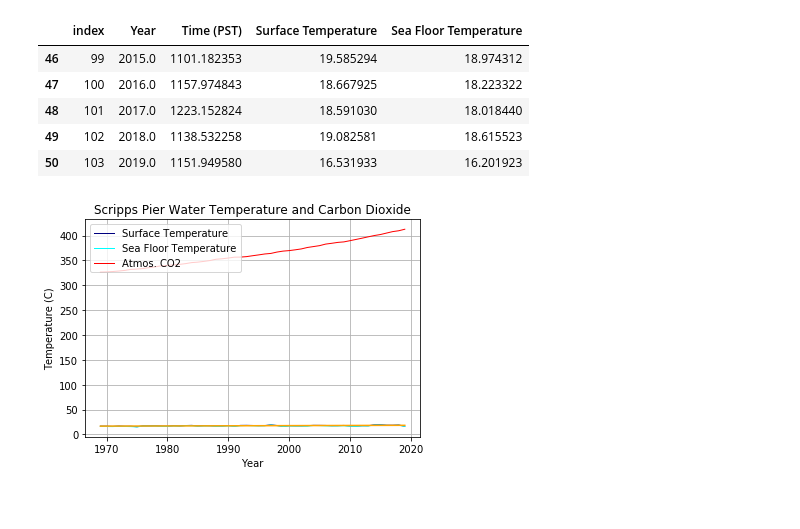
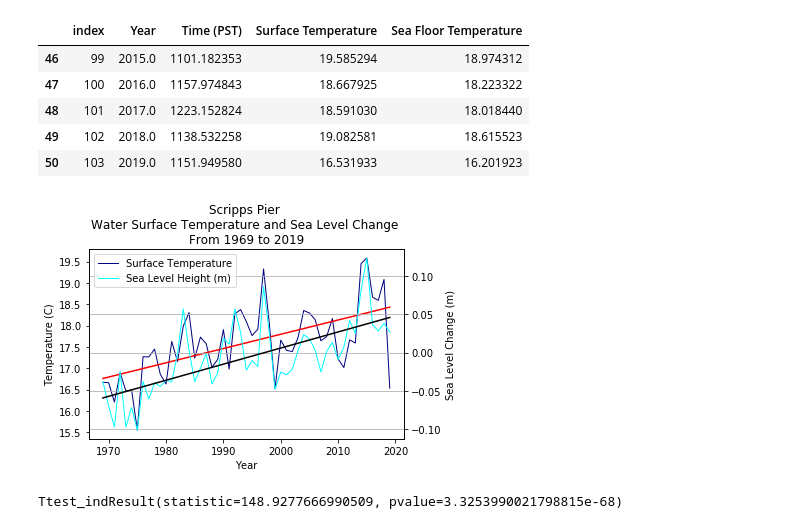
Before and after one commit to giantmagellan/sandiego-climate-analysis, a Jupyter notebook: climate_a.ipynb, the cells around one changed output. Saved outputs shown, nothing was run; the diff lists cells and outputs as text; code cells hidden in the pictures; blank space fills up the shorter version.

Commit message:
climate

```diff
--- a/climate_a.ipynb
+++ b/climate_a.ipynb
@@ -160,0 +152,4 @@ carbon_group.head()
+# %%
+sea_level_yr = sealevel_pd.groupby('Year').mean().reset_index()
+sea_1969 = sea_level_yr[sea_level_yr["Year"] >= 1969]
+sea_1969.head()
@@ -191,37 +193,54 @@ temp_1969.tail()
 | 48 | 101 | 2017.0 | 1223.152824 | 18.591030 | 18.018440 |
 | 49 | 102 | 2018.0 | 1138.532258 | 19.082581 | 18.615523 |
 | 50 | 103 | 2019.0 | 1151.949580 | 16.531933 | 16.201923 |
+# %%
+# Line graph of the mean Surface and Bottom Temperature over time
+x_axis = sea_1969['Year']
+
+surface_y = temp_1969['Surface Temperature']
+bottom_y = temp_1969['Sea Floor Temperature']
+sealevel_y = sea_1969['MSL']
 # %%
-# Line graph of the mean Surface and Bottom Temperature over time
-x_axis = temp_1969['Year']
+fig, ax1 = plt.subplots()
 
-surface_y = temp_1969['Surface Temperature']
-bottom_y = temp_1969['Sea Floor Temperature']
-co2_y = carbon_group['CO2 filled [ppm]']
-
-surf_temp, = plt.plot(x_axis, surface_y, linewidth=1, color='Navy',
+ax1.set_xlabel('Year')
+ax1.set_ylabel('Temperature (C)')
+surf_temp, = ax1.plot(x_axis, surface_y, linewidth=1, color='Navy',
                       label="Surface Temperature")
 
-bottom_temp, = plt.plot(x_axis, bottom_y, linewidth=1, color='cyan',
-                        label="Sea Floor Temperature")
+ax2 = ax1.twinx()
 
-atm_co2, = plt.plot(x_axis, co2_y, linewidth=1, color='red',
-                    label='Atmos. CO2')
+color = 'tab:blue'
+ax2.set_ylabel('Sea Level Change (m)')
+sea_height, = ax2.plot(x_axis, sealevel_y, linewidth=1, color='cyan',
+                       label="Sea Level Height (m)")
 
 # adds a legend and sets location on upper righthand corner
-plt.legend(loc = "upper left")
-plt.title("Scripps Pier Water Temperature and Carbon Dioxide")
-plt.xlabel("Year")
-plt.ylabel("Temperature (C)")
+plt.title(f"""Scripps Pier
+Water Surface Temperature and Sea Level Change
+From 1969 to 2019""")
+plt.legend(loc = 'upper left')
+
+fig.tight_layout()
+plt.grid()
+
+lines = ax1.get_lines() + ax2.get_lines()
+plt.legend(lines, [line.get_label() for line in lines], loc='best')
 
 # adding trendline
 z = np.polyfit(x_axis, surface_y, 1)
+m = np.polyfit(x_axis, sealevel_y, 1)
 p = np.poly1d(z)
-plt.plot(x_axis,p(x_axis),"orange")
-plt.grid()
+q = np.poly1d(m)
+ax1.plot(x_axis, p(x_axis), "r")
+ax2.plot(x_axis, q(x_axis), "k")
 
 # saves an image of the above chart to view in Class Data folder
-plt.savefig("c:/Users/User/Desktop/Data_Viz_Repo/Climate-Project-Repo/temp_co2.png")
+plt.savefig("c:/Users/User/Desktop/Data_Viz_Repo/Climate-Project-Repo/temp_seal.png")
 plt.show()
 # %% [output]
-[figure, old version]
+[figure, new version]
+# %%
+stats.ttest_ind(surface_y, sealevel_y, equal_var=False)
+# %% [output]
+Ttest_indResult(statistic=148.9277666990509, pvalue=3.3253990021798815e-68)
```
Also changed, not shown: parts of 6 cells of this notebook, 3 other files.
